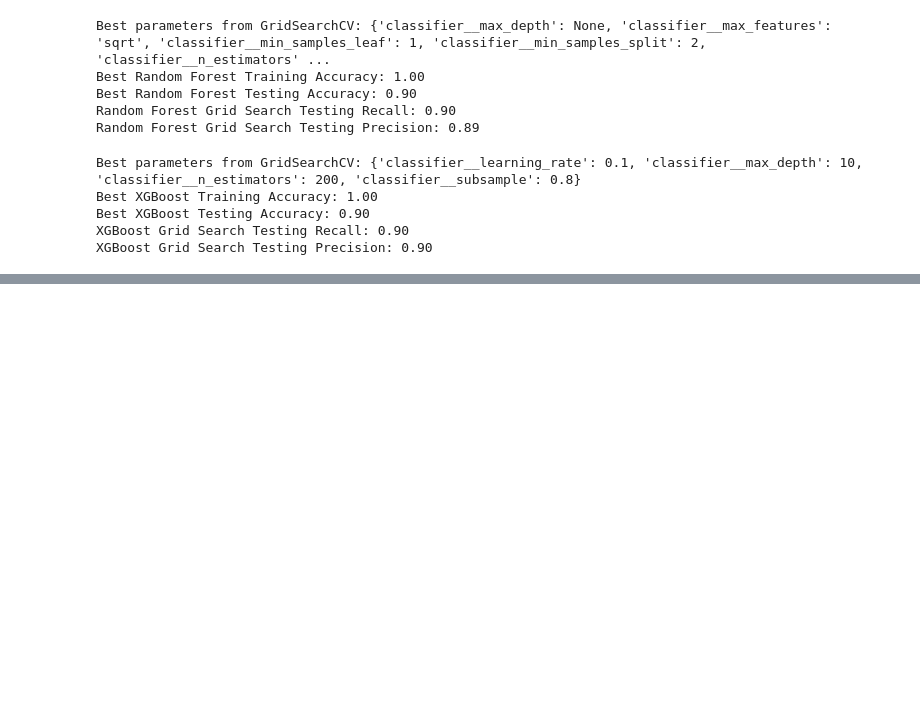
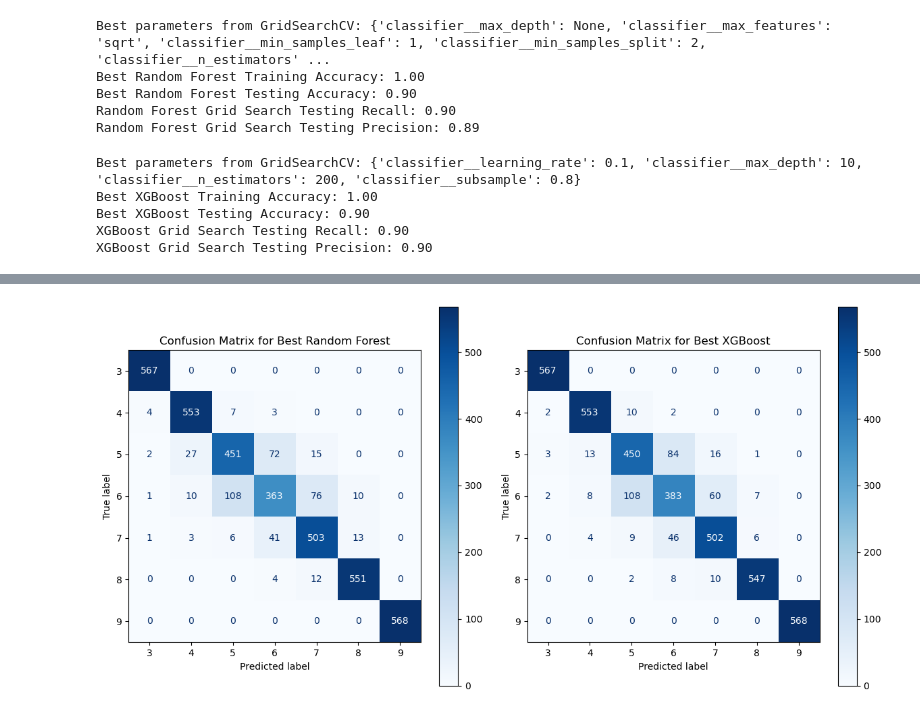
Before and after one commit to deepakkaushik72/Capstone_Wine_Quality_Classification, a Jupyter notebook: red_white_classification.ipynb, the cells around one changed output, grey strips where cells are left out. Saved outputs shown, nothing was run; the diff lists cells and outputs as text; code cells hidden in the pictures; blank space fills up the shorter version.

```diff
--- a/red_white_classification.ipynb
+++ b/red_white_classification.ipynb
@@ -1006,0 +998,29 @@ weighted avg       0.90      0.90      0.90      3971
+# %%
+# FINDINGS: Random Forest is the best model for high Recall, Precision, Accuracy and Balance and ease of interpretability.
+
+# Confusion Matrix subplots for the best Random Forest model and XG Boost Model
+
+from sklearn.metrics import confusion_matrix, ConfusionMatrixDisplay
+
+fig, axes = plt.subplots(1, 2, figsize=(12, 6))
+axes = axes.flatten()
+
+# Random Forest
+y_pred_rf = best_rf_model.predict(X_test)
+cm_rf = confusion_matrix(y_test, y_pred_rf)
+disp_rf = ConfusionMatrixDisplay(confusion_matrix=cm_rf, display_labels=best_rf_model.classes_)
+disp_rf.plot(cmap='Blues', ax=axes[0])
+axes[0].set_title('Confusion Matrix for Best Random Forest')
+
+# XGBoost
+y_pred_xgb = best_xgb_model.predict(X_test)
+cm_xgb = confusion_matrix(y_test_encoded, y_pred_xgb)
+disp_xgb = ConfusionMatrixDisplay(confusion_matrix=cm_xgb, display_labels=label_encoder.classes_)
+disp_xgb.plot(cmap='Blues', ax=axes[1])
+axes[1].set_title('Confusion Matrix for Best XGBoost')
+
+plt.tight_layout()
+plt.savefig('/Users/deepakkaushik/Desktop/UC Berkeley Assignments PCMLAI/Capstone Project/Images/confusion_matrix_rf_xgb.png')
+plt.show()
+# %% [output]
+[figure, added]
```
Also changed, not shown: parts of 13 cells of this notebook.
